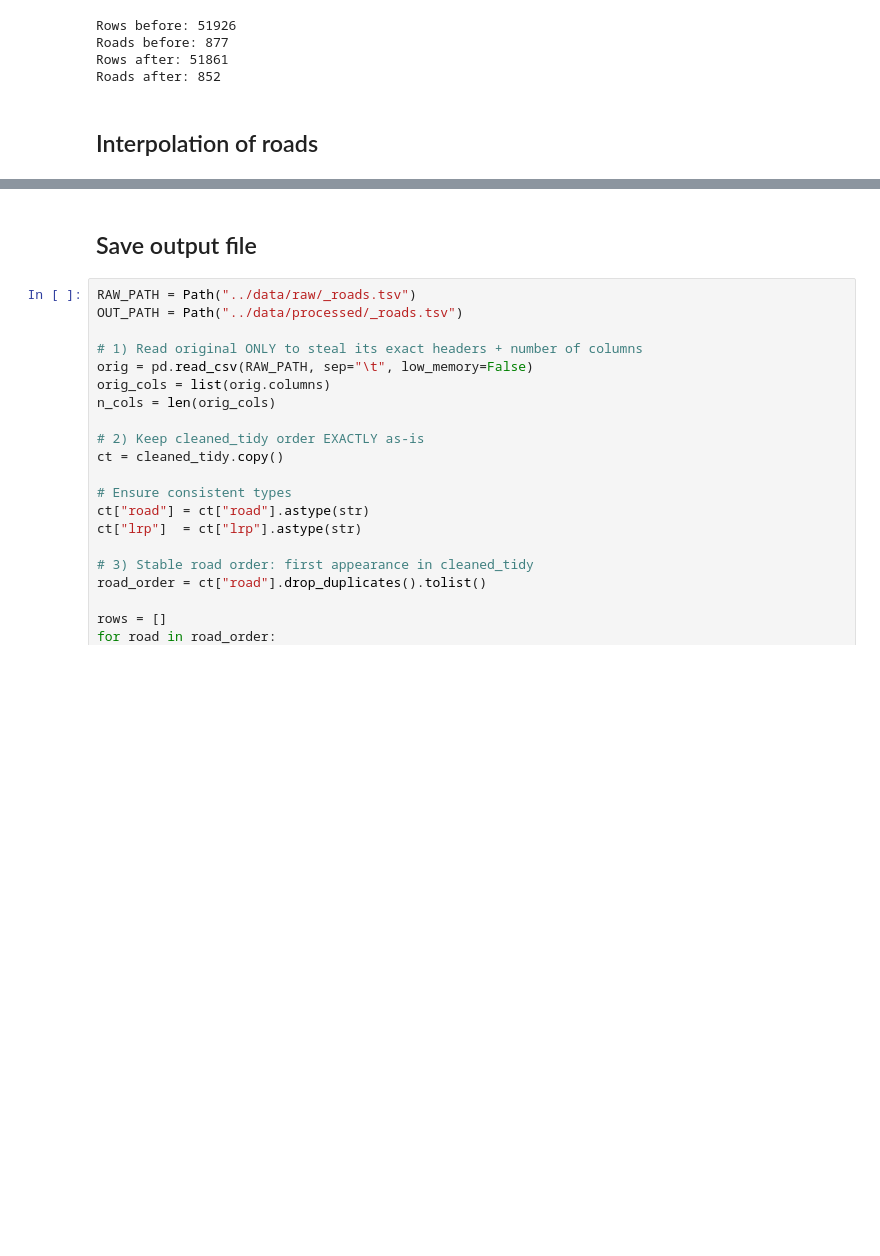
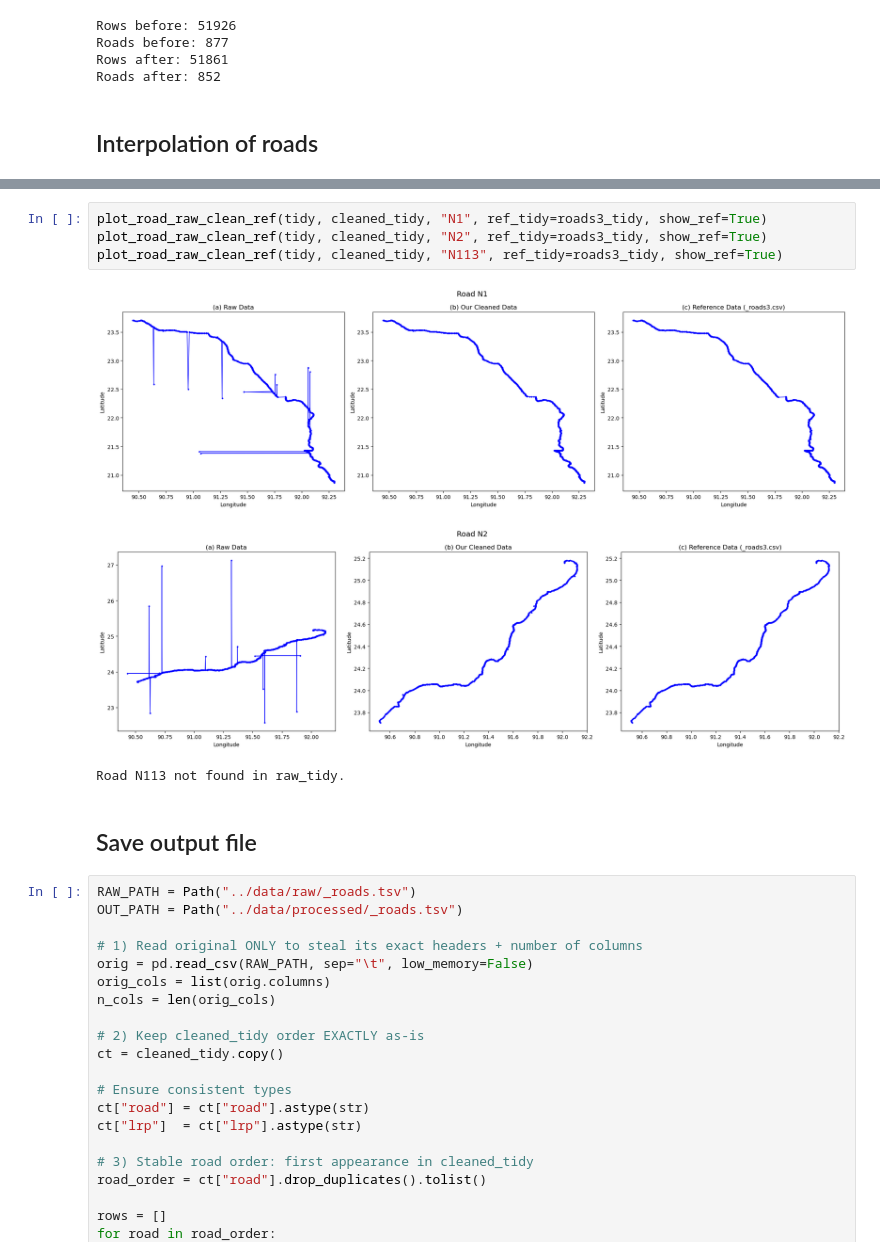
Before and after one commit to taufik-my/ASIM_Team14, a Jupyter notebook: EPA133a-G14-A1/notebook/Notebook Group 14.ipynb, the cells around one changed output, grey strips where cells are left out. Drawn from its saved outputs; the diff is of its cells as text; blank space fills up the shorter version.

```diff
--- a/EPA133a-G14-A1/notebook/Notebook Group 14.ipynb
+++ b/EPA133a-G14-A1/notebook/Notebook Group 14.ipynb
@@ -909,3 +1034,11 @@ plot_three_all_roads_lines(tidy, cleaned_tidy, roads3_tidy)
+# %%
+plot_road_raw_clean_ref(tidy, cleaned_tidy, "N1", ref_tidy=roads3_tidy, show_ref=True)
+plot_road_raw_clean_ref(tidy, cleaned_tidy, "N2", ref_tidy=roads3_tidy, show_ref=True)
+plot_road_raw_clean_ref(tidy, cleaned_tidy, "N113", ref_tidy=roads3_tidy, show_ref=True)
+# %% [output]
+[figure, added]
+[figure, added]
+Road N113 not found in raw_tidy.
 # %% [markdown]
 ## Save output file
 # %%
```
Also changed, not shown: parts of 25 cells of this notebook.
